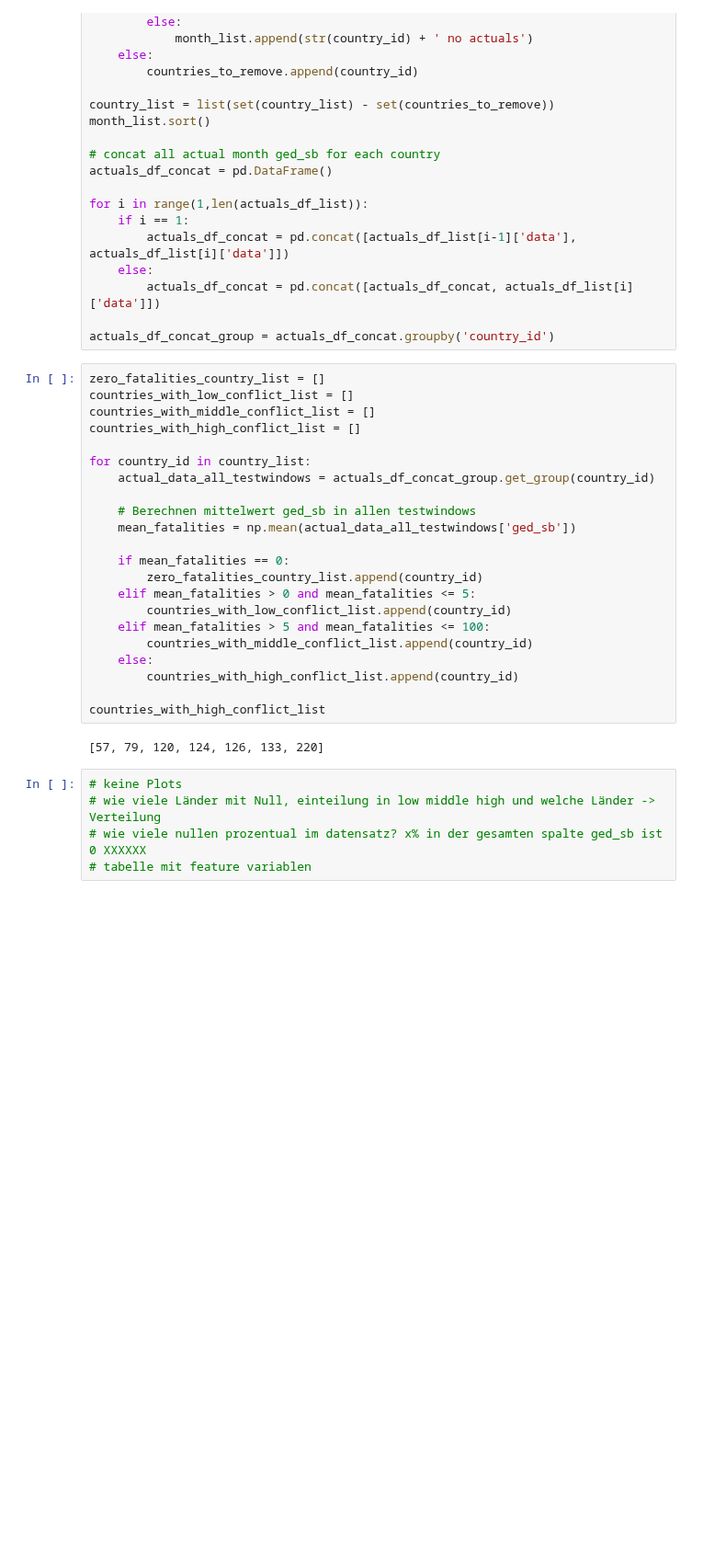
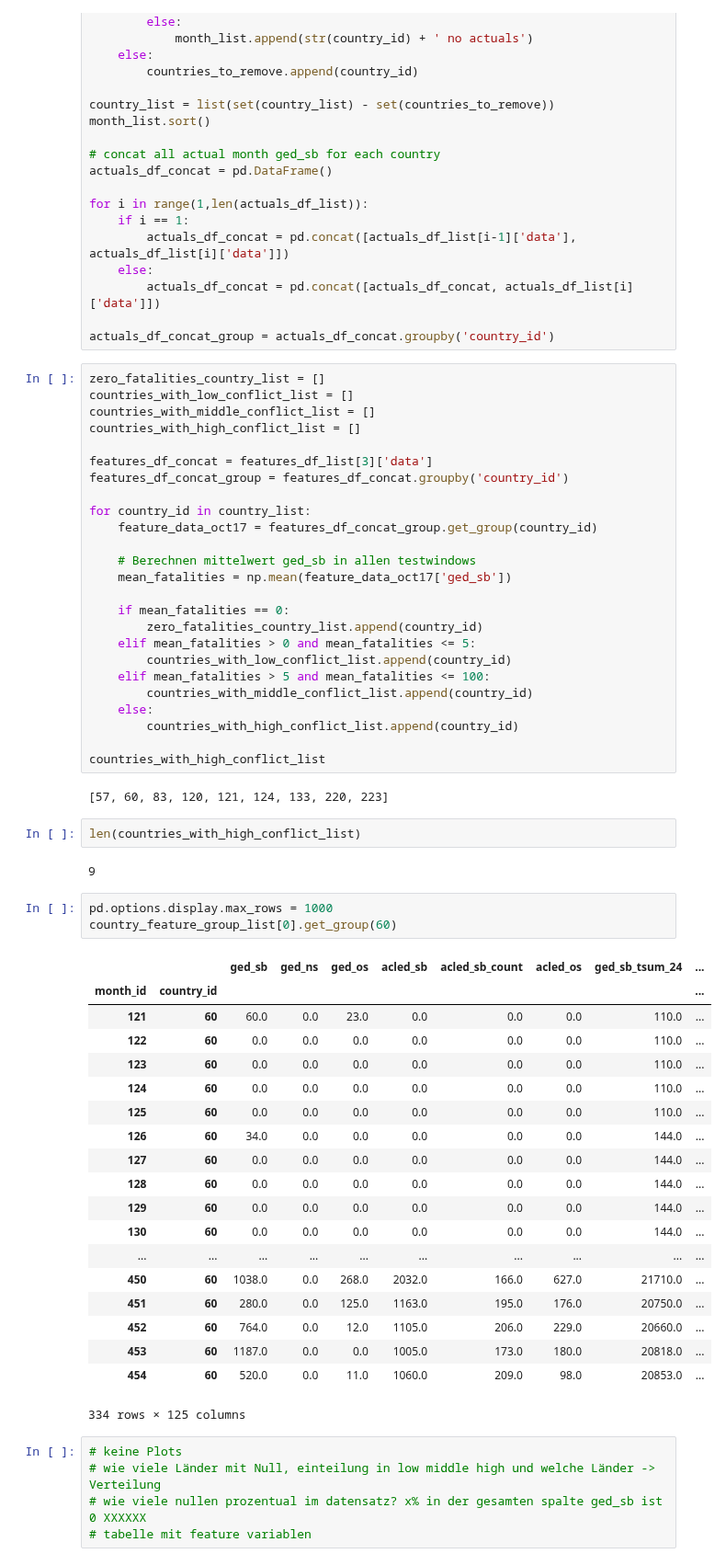
Before and after one commit to toboden/ConflictPredProbabilistic, a Jupyter notebook: plots_model_comp/dataset_description.ipynb, the cells around one changed output. Shown at 92% size. Cells and saved outputs as stored; diff of their text form; blank space fills up the shorter version.

```diff
--- a/plots_model_comp/dataset_description.ipynb
+++ b/plots_model_comp/dataset_description.ipynb
@@ -150,11 +150,14 @@ countries_with_low_conflict_list = []
 countries_with_middle_conflict_list = []
 countries_with_high_conflict_list = []
 
+features_df_concat = features_df_list[3]['data']
+features_df_concat_group = features_df_concat.groupby('country_id')
+
 for country_id in country_list:
-    actual_data_all_testwindows = actuals_df_concat_group.get_group(country_id)
+    feature_data_oct17 = features_df_concat_group.get_group(country_id)
 
     # Berechnen mittelwert ged_sb in allen testwindows
-    mean_fatalities = np.mean(actual_data_all_testwindows['ged_sb'])
+    mean_fatalities = np.mean(feature_data_oct17['ged_sb'])
 
     if mean_fatalities == 0:
         zero_fatalities_country_list.append(country_id)
@@ -167,7 +170,34 @@ for country_id in country_list:
 
 countries_with_high_conflict_list
 # %% [output]
-[57, 79, 120, 124, 126, 133, 220]
+[57, 60, 83, 120, 121, 124, 133, 220, 223]
+# %%
+len(countries_with_high_conflict_list)
+# %% [output]
+9
+# %%
+pd.options.display.max_rows = 1000
+country_feature_group_list[0].get_group(60)
+# %% [output]
+|  |  | ged_sb | ged_ns | ged_os | acled_sb | acled_sb_count | acled_os | ged_sb_tsum_24 | ... |
+| month_id | country_id |  |  |  |  |  |  |  | ... |
+| 121 | 60 | 60.0 | 0.0 | 23.0 | 0.0 | 0.0 | 0.0 | 110.0 | ... |
+| 122 | 60 | 0.0 | 0.0 | 0.0 | 0.0 | 0.0 | 0.0 | 110.0 | ... |
+| 123 | 60 | 0.0 | 0.0 | 0.0 | 0.0 | 0.0 | 0.0 | 110.0 | ... |
+| 124 | 60 | 0.0 | 0.0 | 0.0 | 0.0 | 0.0 | 0.0 | 110.0 | ... |
+| 125 | 60 | 0.0 | 0.0 | 0.0 | 0.0 | 0.0 | 0.0 | 110.0 | ... |
+| 126 | 60 | 34.0 | 0.0 | 0.0 | 0.0 | 0.0 | 0.0 | 144.0 | ... |
+| 127 | 60 | 0.0 | 0.0 | 0.0 | 0.0 | 0.0 | 0.0 | 144.0 | ... |
+| 128 | 60 | 0.0 | 0.0 | 0.0 | 0.0 | 0.0 | 0.0 | 144.0 | ... |
+| 129 | 60 | 0.0 | 0.0 | 0.0 | 0.0 | 0.0 | 0.0 | 144.0 | ... |
+| 130 | 60 | 0.0 | 0.0 | 0.0 | 0.0 | 0.0 | 0.0 | 144.0 | ... |
+| ... | ... | ... | ... | ... | ... | ... | ... | ... | ... |
+| 450 | 60 | 1038.0 | 0.0 | 268.0 | 2032.0 | 166.0 | 627.0 | 21710.0 | ... |
+| 451 | 60 | 280.0 | 0.0 | 125.0 | 1163.0 | 195.0 | 176.0 | 20750.0 | ... |
+| 452 | 60 | 764.0 | 0.0 | 12.0 | 1105.0 | 206.0 | 229.0 | 20660.0 | ... |
+| 453 | 60 | 1187.0 | 0.0 | 0.0 | 1005.0 | 173.0 | 180.0 | 20818.0 | ... |
+| 454 | 60 | 520.0 | 0.0 | 11.0 | 1060.0 | 209.0 | 98.0 | 20853.0 | ... |
+334 rows × 125 columns
 # %%
 # keine Plots
 # wie viele Länder mit Null, einteilung in low middle high und welche Länder -> Verteilung
```
Also changed, not shown: parts of 9 cells of this notebook, 4 other files.
